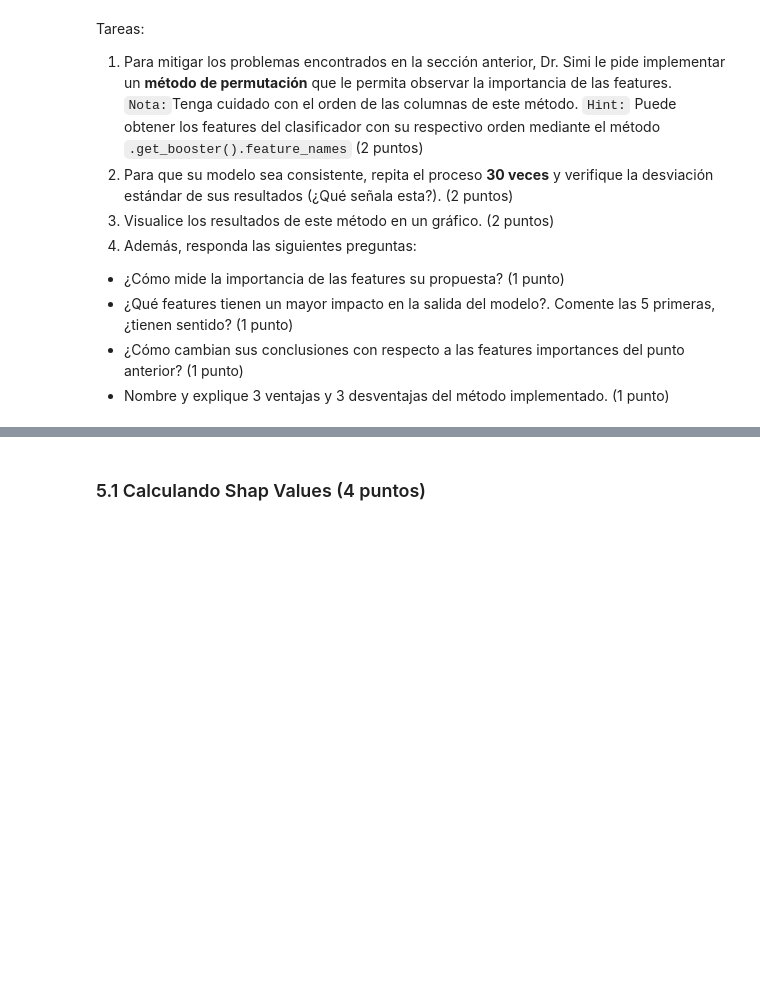
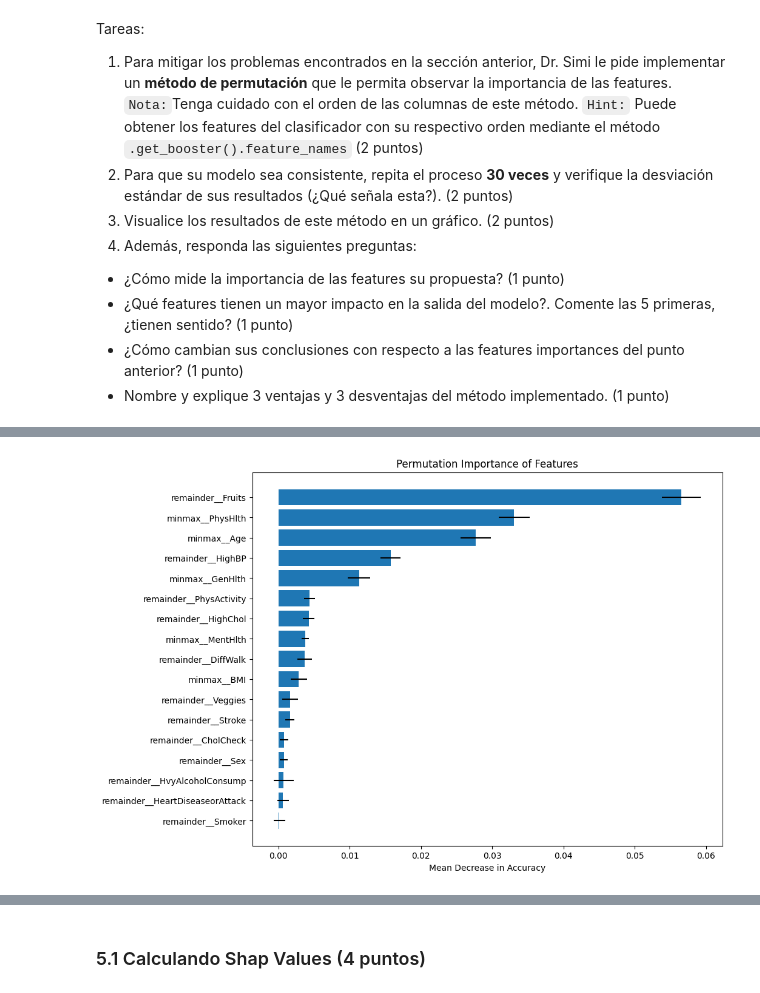
Before and after one commit to vspartamo/MDS7202, a Jupyter notebook: Lab_10/Laboratorio10_Enunciado.ipynb, the cells around one changed output, grey strips where cells are left out. Drawn from its saved outputs; the diff is of its cells as text; code cells hidden in the pictures; blank space fills up the shorter version.

```diff
--- a/Lab_10/Laboratorio10_Enunciado.ipynb
+++ b/Lab_10/Laboratorio10_Enunciado.ipynb
@@ -233,0 +237,22 @@ Tareas:
+# %%
+# Obtener nombres de las características transformadas después del pipeline
+X_test_transformed = model.named_steps['preprocessor'].transform(X_test)
+feature_names = X_test_transformed.columns  # Obtiene los nombres después de la transformación
+# %%
+from sklearn.inspection import permutation_importance
+
+# Perform permutation importance
+perm_importance = permutation_importance(model, X_test, y_test, n_repeats=30, random_state=42)
+
+# Create a DataFrame to hold the results
+perm_importance_df = pd.DataFrame({
+    'Feature': feature_names,
+    'Importance Mean': perm_importance.importances_mean,
+    'Importance Std': perm_importance.importances_std
+})
+
+# Sort the DataFrame by importance mean
+perm_importance_df = perm_importance_df.sort_values(by='Importance Mean', ascending=False)
+
+# Display the DataFrame
+perm_importance_df
@@ -234,3 +278,17 @@ Tareas:
+# %%
+import matplotlib.pyplot as plt
+
+# Sort the DataFrame by importance mean
+perm_importance_df = perm_importance_df.sort_values(by='Importance Mean', ascending=True)
+
+# Plot the permutation importance
+plt.figure(figsize=(10, 8))
+plt.barh(perm_importance_df['Feature'], perm_importance_df['Importance Mean'], xerr=perm_importance_df['Importance Std'])
+plt.xlabel('Mean Decrease in Accuracy')
+plt.title('Permutation Importance of Features')
+plt.show()
+# %% [output]
+[figure, added]
 # %% [markdown]
 ## 5. Métodos Agnósticos Locales (20 puntos)
 
```
Also changed, not shown: parts of 3 cells of this notebook.
